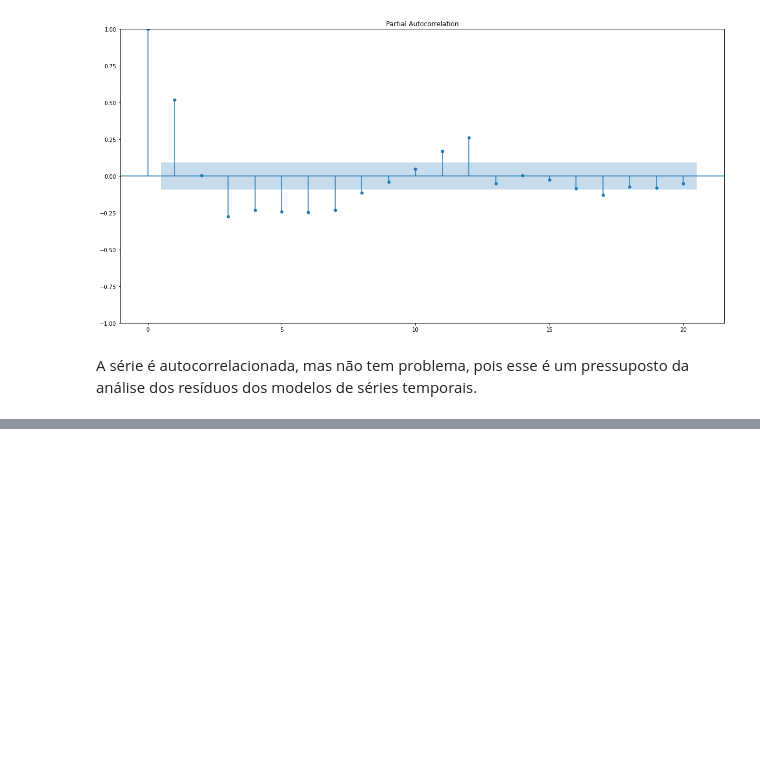
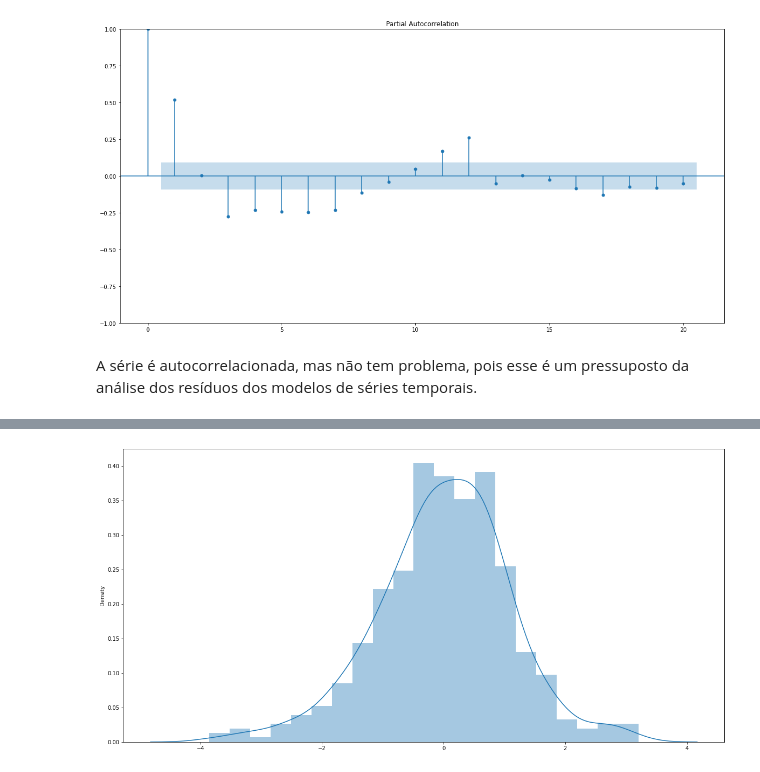
Before and after one commit to maria-raquel/series_temporais, a Jupyter notebook: ESSE.ipynb, the cells around one changed output, grey strips where cells are left out. Drawn from its saved outputs; the diff is of its cells as text; code cells hidden in the pictures; blank space fills up the shorter version.

```diff
--- a/ESSE.ipynb
+++ b/ESSE.ipynb
@@ -286,0 +341,4 @@ A série é autocorrelacionada, mas não tem problema, pois esse é um pressupos
+# %%
+sns.distplot(residuos);
+# %% [output]
+[figure, added]
```
Also changed, not shown: parts of 16 cells of this notebook.
